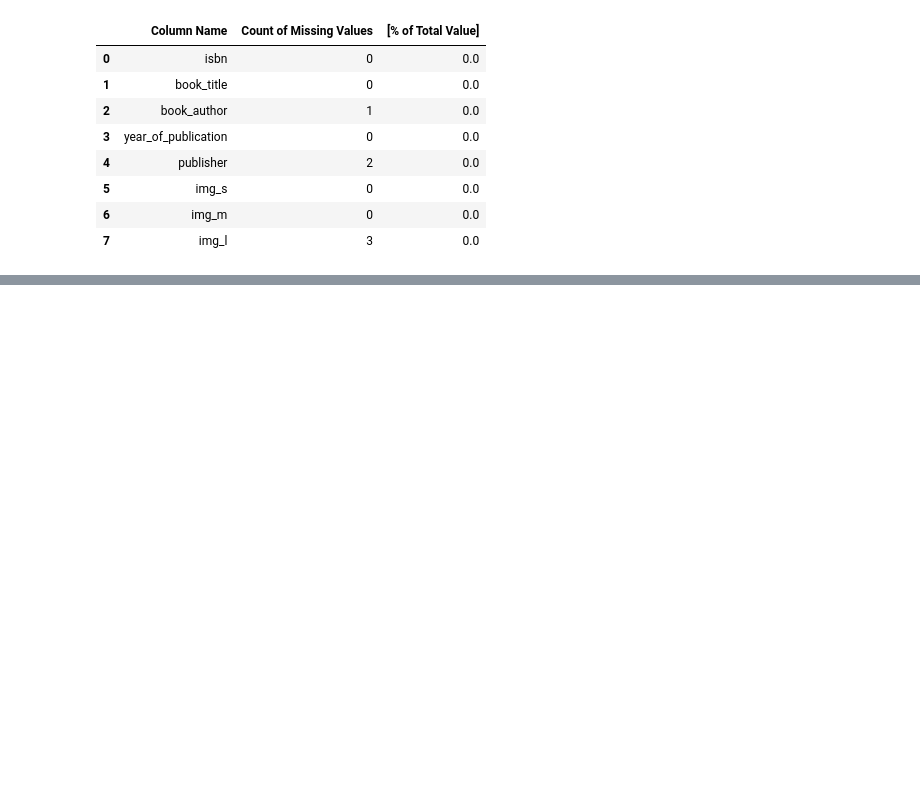
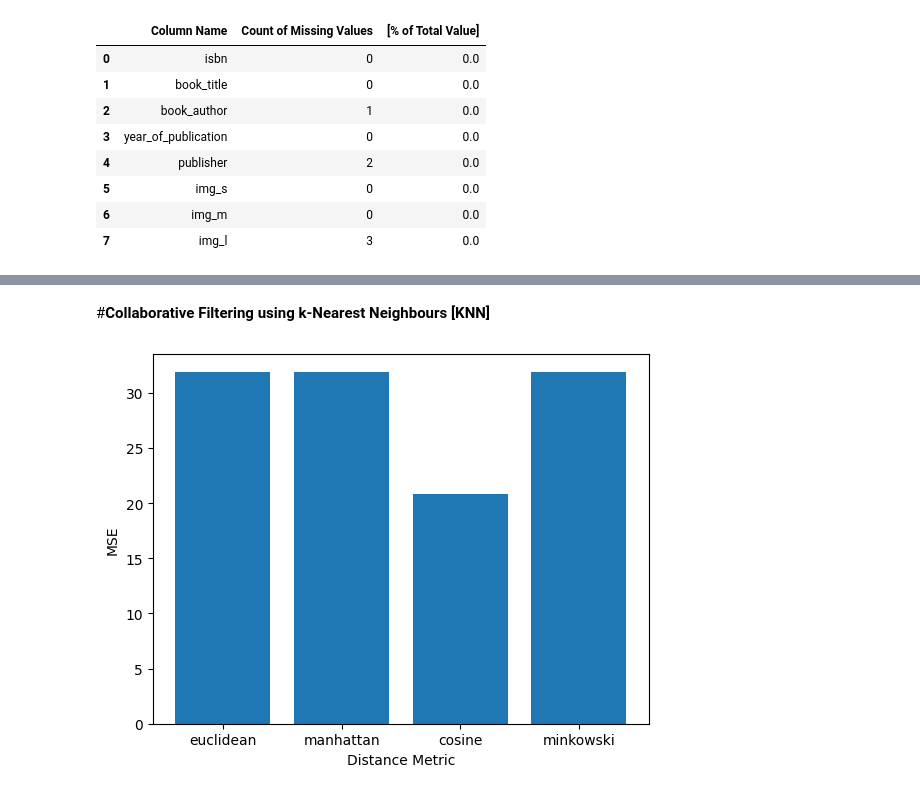
Before and after one commit to Gautamadarshi/Book-Recommendation-System, a Jupyter notebook: Book_Recommendendation_System.ipynb, the cells around one changed output, grey strips where cells are left out. Saved outputs shown, nothing was run; the diff lists cells and outputs as text; code cells hidden in the pictures; blank space fills up the shorter version.

```diff
--- a/Book_Recommendendation_System.ipynb
+++ b/Book_Recommendendation_System.ipynb
@@ -857,0 +861,12 @@ missing_values(books)
+# %%
+# considering users with more than 200 ratings and books with less than 100 ratings
+counts1 = ratings['user_id'].value_counts()
+ratings1 = ratings[ratings['user_id'].isin(counts1[counts1 >= 200].index)]
+counts2 = ratings1['book_rating'].value_counts()
+ratings1 = ratings1[ratings1['book_rating'].isin(counts2[counts2 >= 100].index)]
+# %%
+ratings_pivot = ratings1.pivot(index='user_id', columns='isbn').book_rating
+user_id = ratings_pivot.index
+isbn = ratings_pivot.columns
+print(ratings_pivot.shape)
+ratings_pivot.head()
@@ -857,0 +1024,2 @@ missing_values(books)
+# %% [markdown]
+#**Collaborative Filtering using k-Nearest Neighbours [KNN]**
@@ -857,0 +1058,60 @@ missing_values(books)
+# %%
+# Create a dictionary to store the MSE for each distance metric
+mse_dict = {}
+
+# Try different distance metrics
+for metric in distance_metrics:
+    # Create a kNN model
+    model_knn = NearestNeighbors(n_neighbors=10, metric=metric, algorithm='brute')
+    model_knn.fit(train_matrix)
+
+    # Create a list to store the predicted ratings
+    pred_ratings = []
+
+    # Create a list to store the actual ratings
+    actual_ratings = []
+
+    # Iterate over each row in the test data
+    for i, row in test_data.iterrows():
+        # Get the user ID and ISBN for this row
+        user_id = row['user_id']
+        isbn = row['isbn']
+
+        # Check if this user and book are present in the training data
+        if user_id in train_pivot.columns and isbn in train_pivot.index:
+            # Get the index of this book in the pivot table
+            book_index = train_pivot.index.get_loc(isbn)
+
+            # Find the 10 nearest neighbors of this book
+            distances, indices = model_knn.kneighbors(train_pivot.iloc[book_index, :].values.reshape(1, -1), n_neighbors=10)
+
+            # Get the ISBNs of the nearest neighbors
+            neighbor_isbns = [train_pivot.index[i] for i in indices.flatten()]
+
+            # Calculate the average rating given by this user to these books
+            avg_rating = train_data[(train_data['user_id'] == user_id) & (train_data['isbn'].isin(neighbor_isbns))]['book_rating'].mean()
+
+            # Check if avg_rating is NaN
+            if pd.isna(avg_rating):
+                # Skip this row or use some default value for avg_rating
+                continue
+
+            # Add this rating to the list of predicted ratings
+            pred_ratings.append(avg_rating)
+
+            # Add this rating to the list of actual ratings
+            actual_ratings.append(row['book_rating'])
+
+    # Calculate the MSE for this distance metric
+    mse = mean_squared_error(actual_ratings, pred_ratings)
+
+    # Add this MSE to the dictionary of MSEs
+    mse_dict[metric] = mse
+
+# Plot the MSE for different distance metrics
+plt.bar(mse_dict.keys(), mse_dict.values())
+plt.xlabel('Distance Metric')
+plt.ylabel('MSE')
+plt.show()
+# %% [output]
+[figure, added]
```
Also changed, not shown: parts of 68 cells of this notebook.
